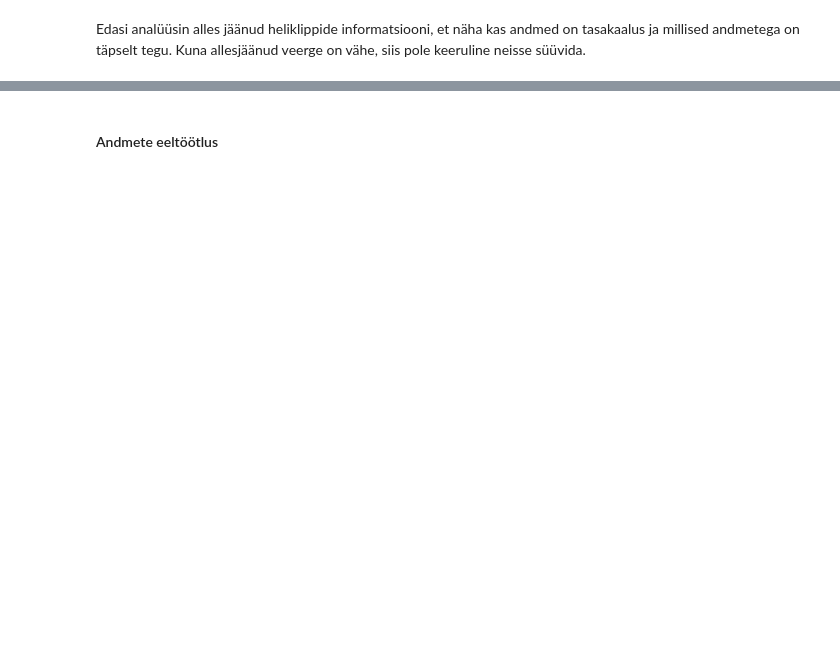
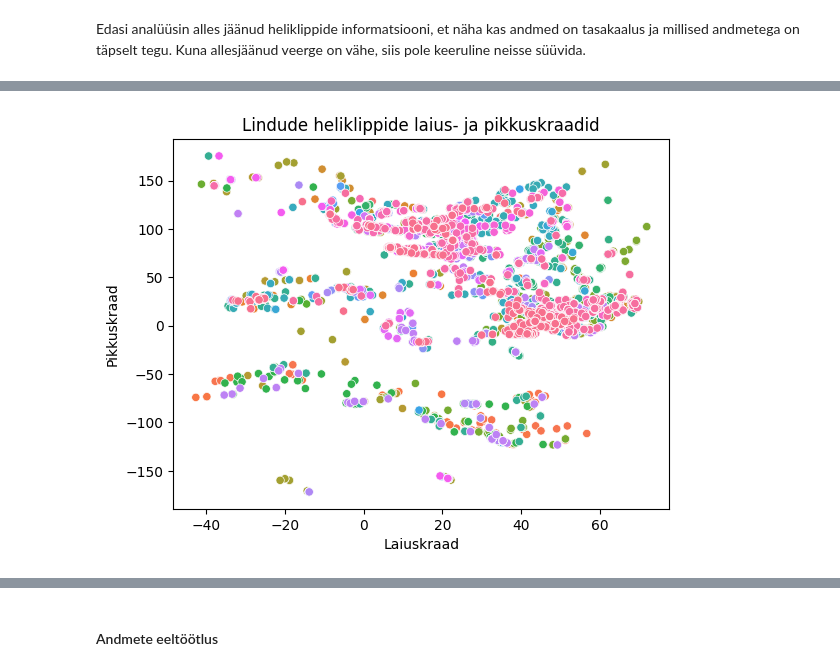
Before and after one commit to Ckonsa/AI_KT_7, a Jupyter notebook: AI_KT_7.ipynb, the cells around one changed output, grey strips where cells are left out. Saved outputs shown, nothing was run; the diff lists cells and outputs as text; code cells hidden in the pictures; blank space fills up the shorter version.

```diff
--- a/AI_KT_7.ipynb
+++ b/AI_KT_7.ipynb
@@ -116,10 +168,12 @@ plt.show()
 # %%
-# Andmestikus olevad pikkus- ja laiuskraadi ning nende sõltuvus linnuliigist
+# Andmestikus olevad pikkus- ja laiuskraadi ning linnuliigi sõltuvus neist
 sns.scatterplot(data=metadata, x="latitude", y="longitude", hue="primary_label", legend=False)
-plt.title("Lindude laius- ja pikkuskraadid")
+plt.title("Lindude heliklippide laius- ja pikkuskraadid")
 plt.xlabel("Laiuskraad")
 plt.ylabel("Pikkuskraad")
 plt.show()
+# %% [output]
+[figure, added]
 # %%
 # Erinevate linnuhäälte tüüpide kogus andmestikus
 types_value_counts = []
```
Also changed, not shown: parts of 38 cells of this notebook.
